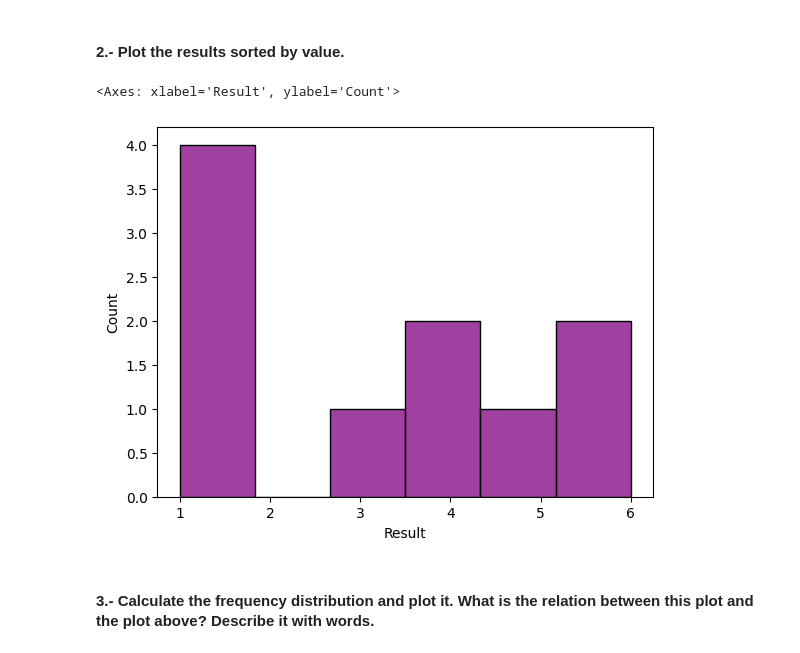
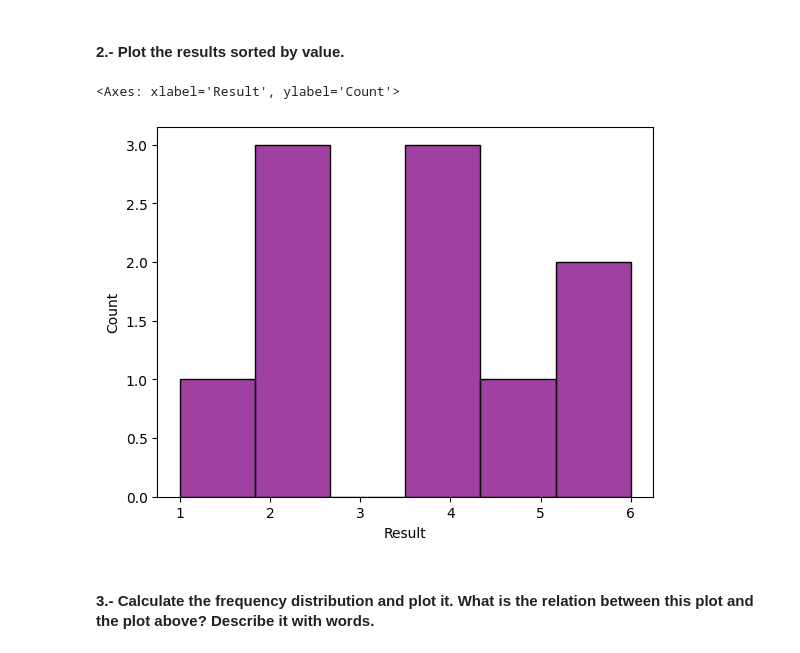
Before and after one commit to MargaMontV/dataptmad0223_labs, a Jupyter notebook: module-2/understanding-descriptive-stats/your-code/main.ipynb, the cells around one changed output. Saved outputs shown, nothing was run; the diff lists cells and outputs as text; code cells hidden in the pictures.

```diff
--- a/module-2/understanding-descriptive-stats/your-code/main.ipynb
+++ b/module-2/understanding-descriptive-stats/your-code/main.ipynb
@@ -38,10 +39,10 @@ df_roll
 # %% [markdown]
 #### 2.- Plot the results sorted by value.
 # %%
-sns.histplot(x = "Result", bins = 6, data = df, color = 'purple')
+sns.histplot(x = "Result", bins = 6, data = df_roll, color = 'purple')
 # %% [output]
 <Axes: xlabel='Result', ylabel='Count'>
-[figure, old version]
+[figure, new version]
 # %% [markdown]
 #### 3.- Calculate the frequency distribution and plot it. What is the relation between this plot and the plot above? Describe it with words.
 # %%
```
Also changed, not shown: parts of 93 cells of this notebook.
